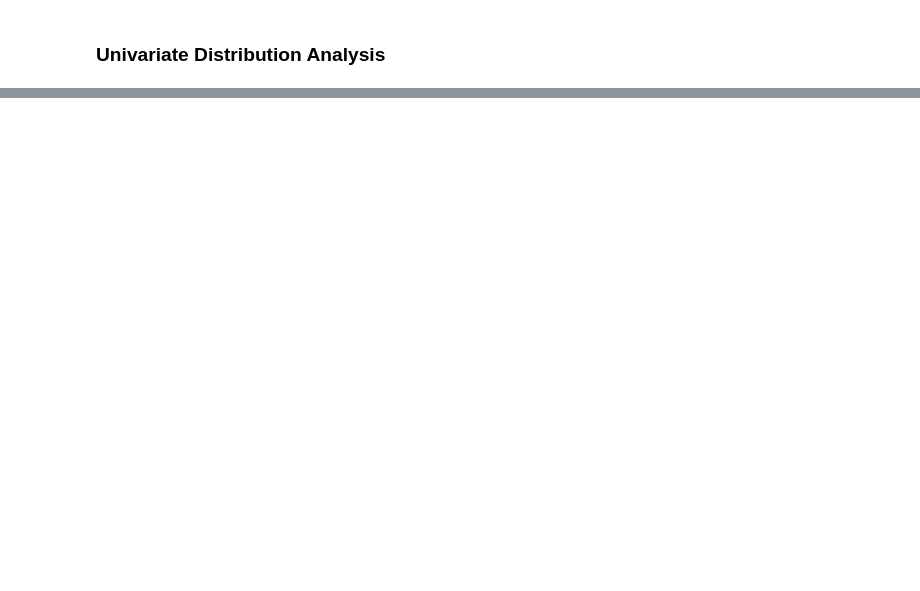
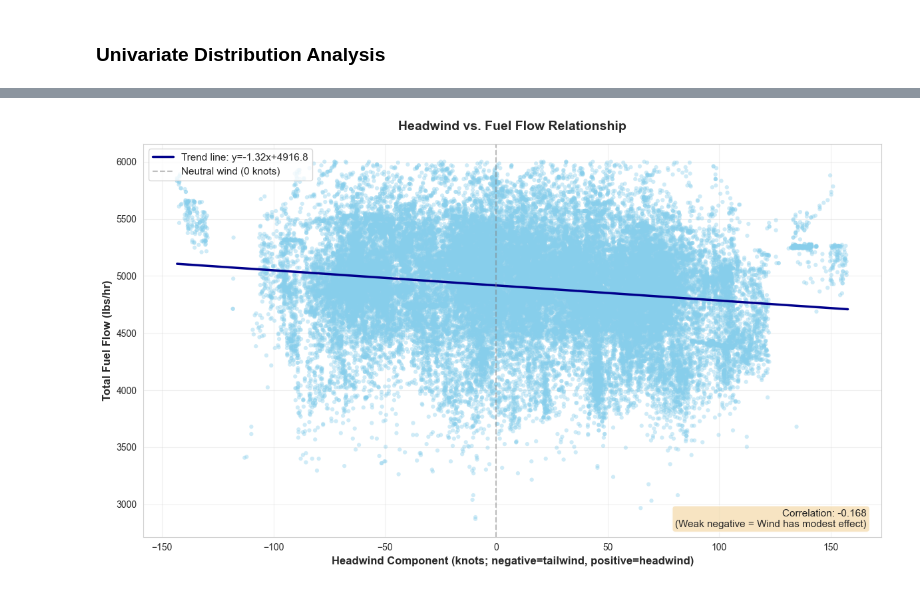
Before and after one commit to dcnguyen060899/data_5100_02_group_project, a Jupyter notebook: code/aviation_optimization_group_project.ipynb, the cells around one changed output, grey strips where cells are left out. Saved outputs shown, nothing was run; the diff lists cells and outputs as text; code cells hidden in the pictures; blank space fills up the shorter version.

```diff
--- a/code/aviation_optimization_group_project.ipynb
+++ b/code/aviation_optimization_group_project.ipynb
@@ -1194,0 +2144,36 @@ plt.show()
+# %%
+
+# Headwind Component vs. Fuel Flow
+fig, ax = plt.subplots(figsize=(12, 7))
+
+# Create scatter plot with sample
+sample_indices = np.random.choice(len(df), size=50000, replace=False)
+sample_df = df.iloc[sample_indices]
+
+ax.scatter(sample_df['headwind_component'], sample_df['total_fuel_flow'],
+          alpha=0.4, s=20, color='skyblue', edgecolors='none')
+
+# Add regression line
+z = np.polyfit(df['headwind_component'], df['total_fuel_flow'], 1)
+p = np.poly1d(z)
+headwind_range = np.linspace(df['headwind_component'].min(), df['headwind_component'].max(), 100)
+ax.plot(headwind_range, p(headwind_range), "darkblue", linewidth=2.5,
+        label=f'Trend line: y={z[0]:.2f}x+{z[1]:.1f}')
+
+# Calculate correlation
+corr_wind_fuel = df['headwind_component'].corr(df['total_fuel_flow'])
+
+ax.set_xlabel('Headwind Component (knots; negative=tailwind, positive=headwind)', fontsize=12, fontweight='bold')
+ax.set_ylabel('Total Fuel Flow (lbs/hr)', fontsize=12, fontweight='bold')
+ax.set_title('Headwind vs. Fuel Flow Relationship', fontsize=14, fontweight='bold', pad=15)
+ax.grid(alpha=0.3)
+ax.axvline(x=0, color='gray', linestyle='--', alpha=0.5, label='Neutral wind (0 knots)')
+ax.legend(fontsize=11, loc='upper left')
+ax.text(0.98, 0.02, f'Correlation: {corr_wind_fuel:.3f}\n(Weak negative = Wind has modest effect)',
+        transform=ax.transAxes, fontsize=11, verticalalignment='bottom', horizontalalignment='right',
+        bbox=dict(boxstyle='round', facecolor='wheat', alpha=0.8))
+
+plt.tight_layout()
+plt.show()
+# %% [output]
+[figure, added]
```
Also changed, not shown: parts of 43 cells of this notebook, 1 other file.
